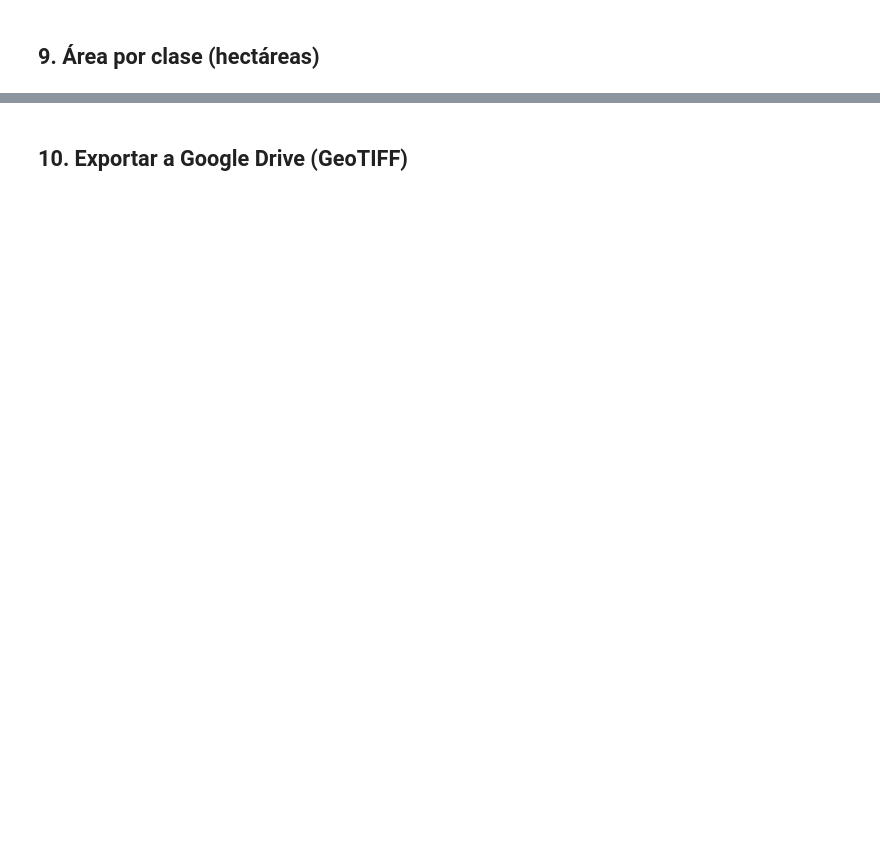
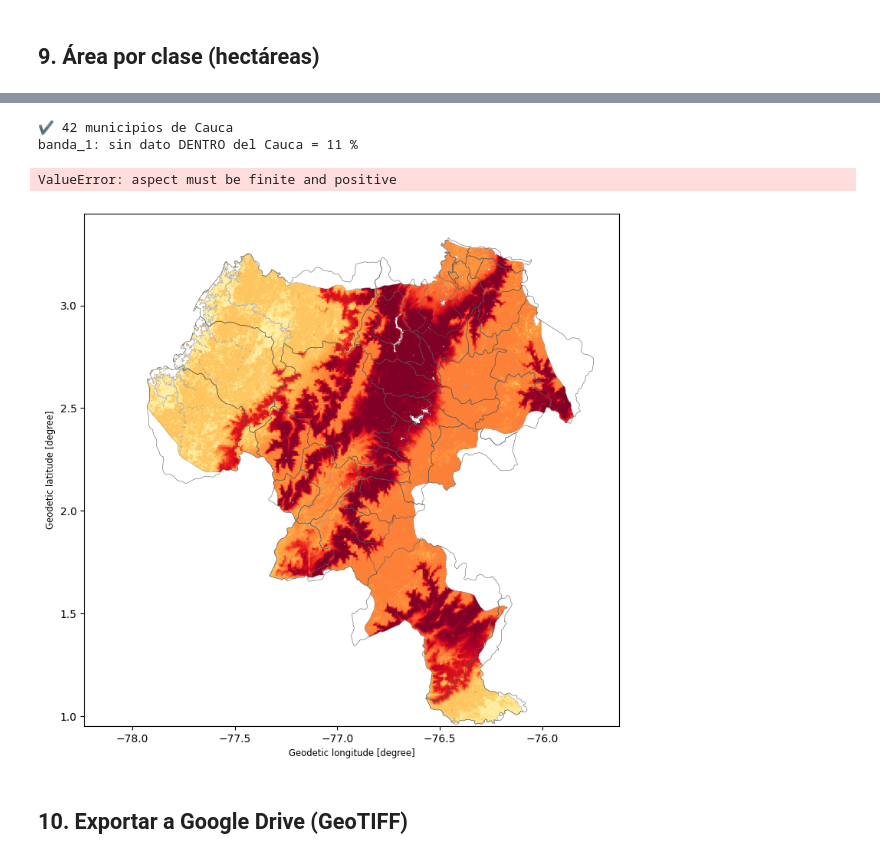
Before and after one commit to ajaramillola1985/cauca-clima-gee, a Jupyter notebook: 06_aptitud_riesgo_cafe.ipynb, the cells around one changed output, grey strips where cells are left out. Saved outputs shown, nothing was run; the diff lists cells and outputs as text; code cells hidden in the pictures; blank space fills up the shorter version.

Commit message:
Se creó con Colab

```diff
--- a/06_aptitud_riesgo_cafe.ipynb
+++ b/06_aptitud_riesgo_cafe.ipynb
@@ -205,0 +416,17 @@ print('Riesgo de Phoma');    display(area_por_clase(phoma_clase, ETIQ_RIESGO))
+# %%
+import rasterio, numpy as np, matplotlib.pyplot as plt
+from google.colab import files
+
+with rasterio.open("/content/cauca_cafe_v2.tif") as src:
+    nombres = [d or f"banda_{i}" for i, d in enumerate(src.descriptions, 1)]
+    extent = [src.bounds.left, src.bounds.right, src.bounds.bottom, src.bounds.top]
+    for i, nombre in enumerate(nombres, 1):
+        a = src.read(i, masked=True)
+        fig, ax = plt.subplots(figsize=(8, 8))
+        im = ax.imshow(a, extent=extent, cmap="RdYlGn" if "aptitud" in nombre else "YlOrRd")
+        fig.colorbar(im, ax=ax, shrink=0.7, label=nombre)
+        ax.set_title(nombre); ax.set_xlabel("Longitud"); ax.set_ylabel("Latitud")
+        salida = f"/content/{nombre}.png"
+        fig.savefig(salida, dpi=200, bbox_inches="tight"); plt.close(fig)
+        print(f"✔ {salida}")
+        files.download(salida)   # descarga directa a tu computador
@@ -205,0 +443,51 @@ print('Riesgo de Phoma');    display(area_por_clase(phoma_clase, ETIQ_RIESGO))
+# %%
+import ee, geemap, rasterio, numpy as np, matplotlib.pyplot as plt
+from rasterio.features import geometry_mask
+from google.colab import files
+
+# --- 1) Límites desde Earth Engine (FAO GAUL 2025) ---
+DEPTO = "Cauca"
+muni_fc = (ee.FeatureCollection("FAO/GAUL/2025/level2")
+           .filter(ee.Filter.eq("ISO3_CODE", "COL"))
+           .filter(ee.Filter.eq("GAUL1_NAME", DEPTO))
+           .map(lambda f: f.simplify(maxError=50)))
+municipios = geemap.ee_to_gdf(muni_fc).set_crs("EPSG:4326", allow_override=True)
+depto = municipios.dissolve()                     # contorno del departamento
+print(f"✔ {len(municipios)} municipios de {DEPTO}")
+
+# --- 2) Mapas con límites ---
+with rasterio.open("/content/cauca_cafe_v2.tif") as src:
+    municipios = municipios.to_crs(src.crs); depto = depto.to_crs(src.crs)
+    fuera = geometry_mask(depto.geometry, out_shape=(src.height, src.width),
+                          transform=src.transform)            # True = fuera del Cauca
+    extent = [src.bounds.left, src.bounds.right, src.bounds.bottom, src.bounds.top]
+    nombres = [d or f"banda_{i}" for i, d in enumerate(src.descriptions, 1)]
+
+    for i, nombre in enumerate(nombres, 1):
+        a = src.read(i, masked=True)
+        a = np.ma.masked_where(fuera | np.ma.getmaskarray(a), a)
+        dentro = ~fuera
+        sin_dato = np.ma.getmaskarray(a)[dentro].mean() * 100
+        print(f"{nombre}: sin dato DENTRO del Cauca = {sin_dato:.0f} %")
+
+        fig, ax = plt.subplots(figsize=(9, 9))
+        im = ax.imshow(a, extent=extent, cmap="RdYlGn" if "aptitud" in nombre else "YlOrRd")
+        municipios.boundary.plot(ax=ax, color="0.35", linewidth=0.4)   # límites municipales
+        depto.boundary.plot(ax=ax, color="black", linewidth=1.2)       # límite departamental
+        b = depto.total_bounds
+        ax.set_xlim(b[0], b[2]); ax.set_ylim(b[1], b[3])
+        fig.colorbar(im, ax=ax, shrink=0.6, label=nombre)
+        ax.set_title(f"{nombre} – {DEPTO}"); ax.set_xlabel("Longitud"); ax.set_ylabel("Latitud")
+
+        salida = f"/content/{nombre}_{DEPTO}.png"
+        fig.savefig(salida, dpi=250, bbox_inches="tight"); plt.close(fig)
+        files.download(salida)
+
+# --- 3) (Opcional) Límites como archivo para QGIS ---
+municipios.to_crs("EPSG:4326").to_file("/content/municipios_cauca.gpkg", driver="GPKG")
+files.download("/content/municipios_cauca.gpkg")
+# %% [output]
+✔ 42 municipios de Cauca
+banda_1: sin dato DENTRO del Cauca = 11 %
+ValueError: aspect must be finite and positive
+[figure, added]
```
Also changed, not shown: parts of 24 cells of this notebook.
